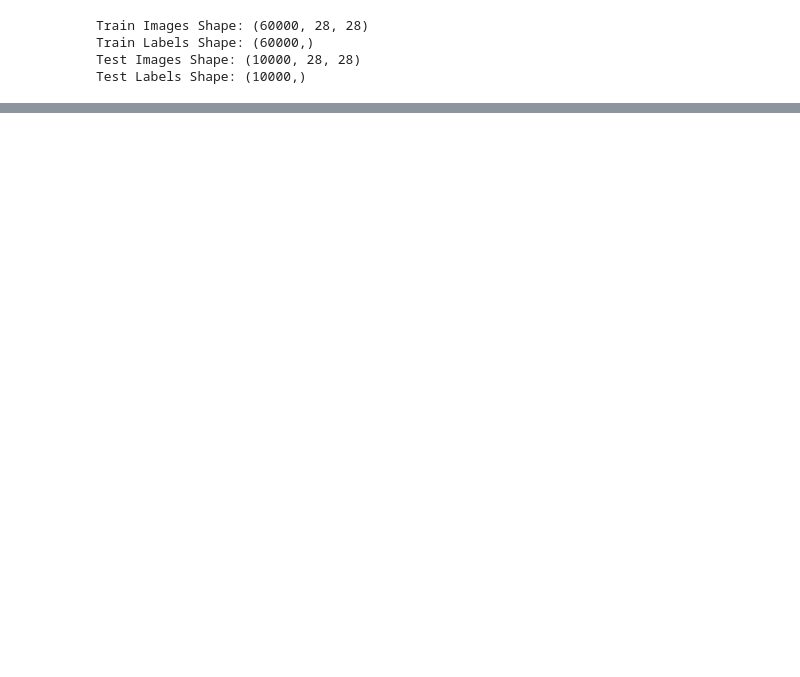
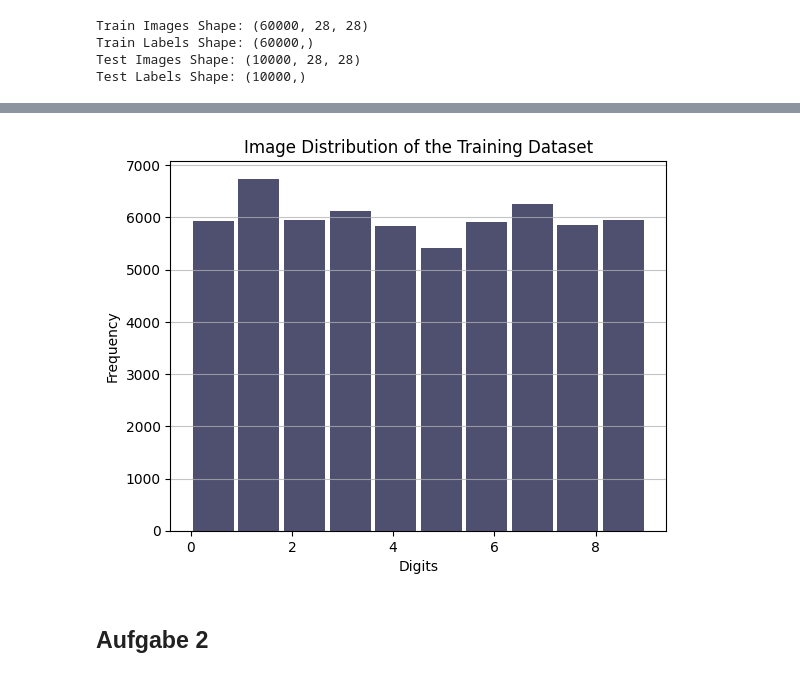
Before and after one commit to infamousperi/GradientDecent, a Jupyter notebook: explore_data_minichallenge.ipynb, the cells around one changed output, grey strips where cells are left out. Drawn from its saved outputs; the diff is of its cells as text; code cells hidden in the pictures; blank space fills up the shorter version.

```diff
--- a/explore_data_minichallenge.ipynb
+++ b/explore_data_minichallenge.ipynb
@@ -66,0 +55,12 @@ for images, target in (mnist_train_dataset):
+# %%
+plt.hist(x=train_labels, bins=10, color="#050433", alpha=0.7, rwidth=0.9, align="mid"
+    )
+plt.grid(axis="y", alpha=0.75)
+plt.xlabel("Digits")
+plt.ylabel("Frequency")
+plt.title("Image Distribution of the Training Dataset")
+plt.show()
+# %% [output]
+[figure, added]
+# %% [markdown]
+## Aufgabe 2
```
Also changed, not shown: parts of 5 cells of this notebook.
